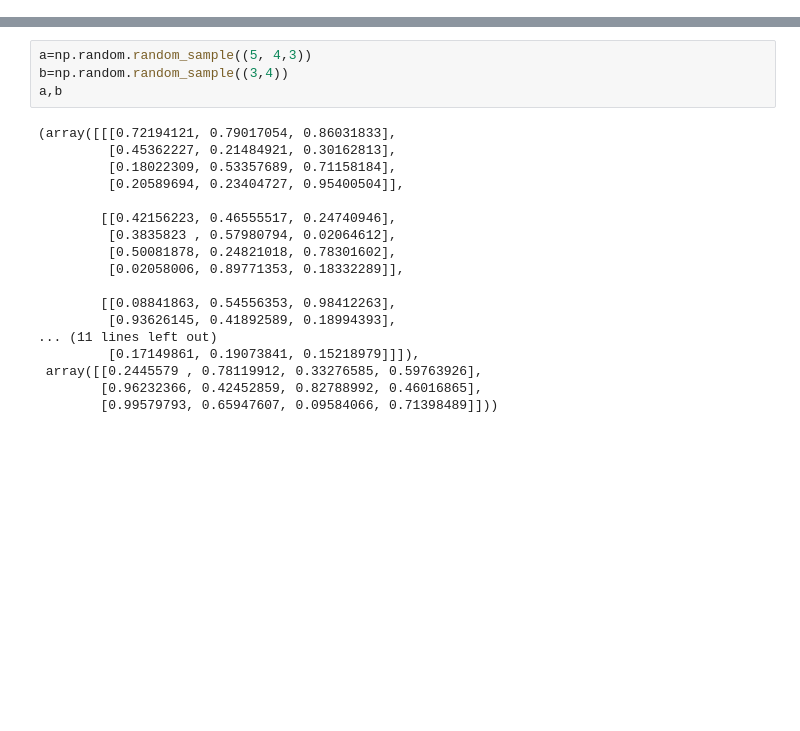
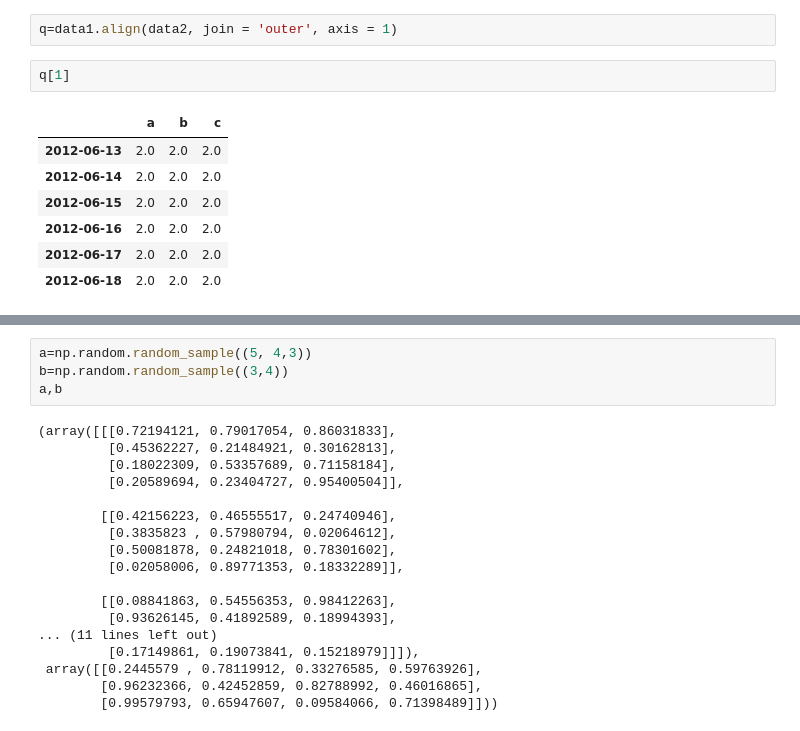
Before and after one commit to hsux/python_stuff, a Jupyter notebook: testtf.ipynb, the cells around one changed output, grey strips where cells are left out. Drawn from its saved outputs; the diff is of its cells as text; blank space fills up the shorter version.

```diff
--- a/testtf.ipynb
+++ b/testtf.ipynb
@@ -9,0 +40,12 @@ print(np.__version__)
+# %%
+q=data1.align(data2, join = 'outer', axis = 1)
+# %%
+q[1]
+# %% [output]
+|  | a | b | c |
+| 2012-06-13 | 2.0 | 2.0 | 2.0 |
+| 2012-06-14 | 2.0 | 2.0 | 2.0 |
+| 2012-06-15 | 2.0 | 2.0 | 2.0 |
+| 2012-06-16 | 2.0 | 2.0 | 2.0 |
+| 2012-06-17 | 2.0 | 2.0 | 2.0 |
+| 2012-06-18 | 2.0 | 2.0 | 2.0 |
```
Also changed, not shown: parts of 6 cells of this notebook.
